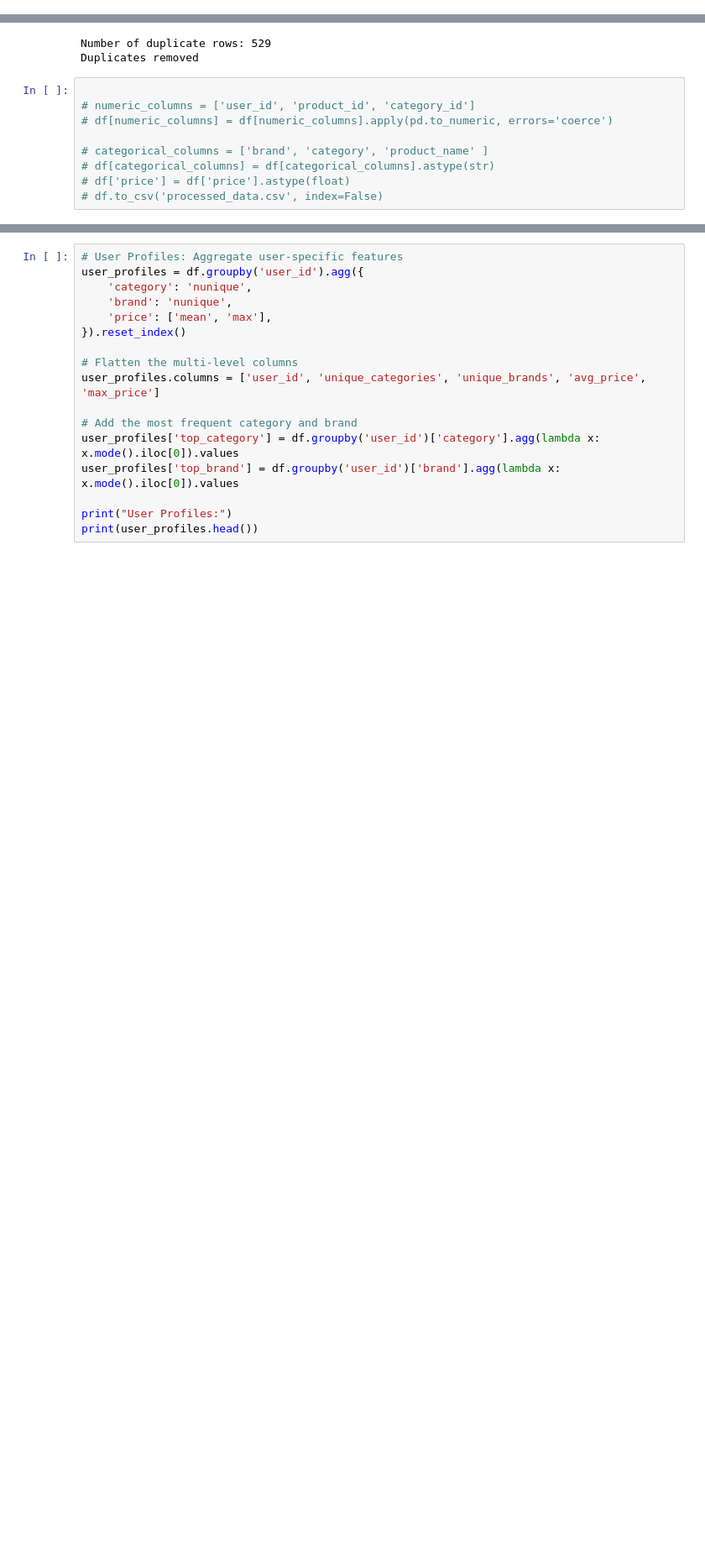
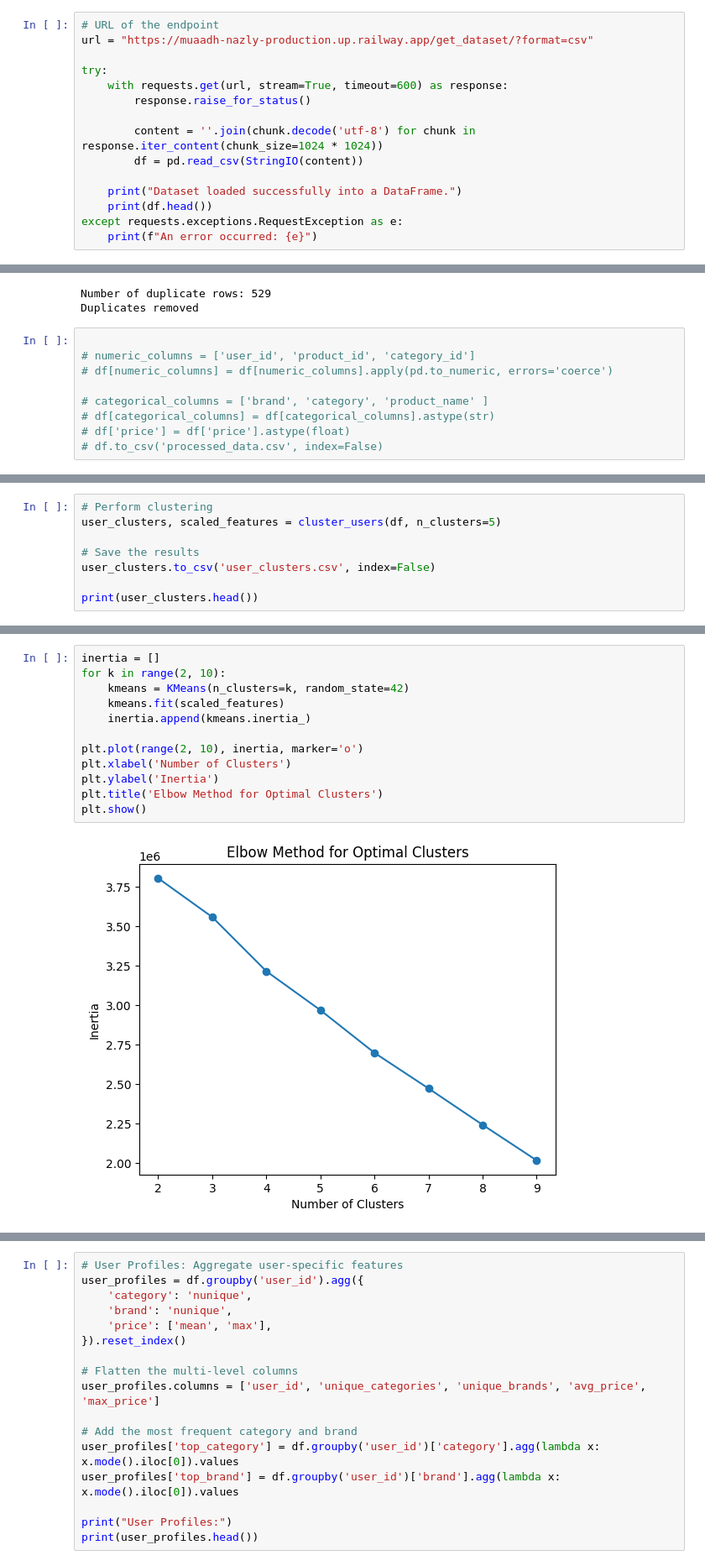
Before and after one commit to Muaadh-Nazly/Muaadh-Nazly, a Jupyter notebook: model.ipynb, the cells around one changed output, grey strips where cells are left out. Shown at 84% size. Drawn from its saved outputs; the diff is of its cells as text; blank space fills up the shorter version.

```diff
--- a/model.ipynb
+++ b/model.ipynb
@@ -39,0 +14,15 @@ else:
+# %%
+# URL of the endpoint
+url = "https://muaadh-nazly-production.up.railway.app/get_dataset/?format=csv"
+
+try:
+    with requests.get(url, stream=True, timeout=600) as response:
+        response.raise_for_status()
+
+        content = ''.join(chunk.decode('utf-8') for chunk in response.iter_content(chunk_size=1024 * 1024))
+        df = pd.read_csv(StringIO(content))
+
+    print("Dataset loaded successfully into a DataFrame.")
+    print(df.head())
+except requests.exceptions.RequestException as e:
+    print(f"An error occurred: {e}")
@@ -114,0 +172,8 @@ Duplicates removed
+# %%
+# Perform clustering
+user_clusters, scaled_features = cluster_users(df, n_clusters=5)
+
+# Save the results
+user_clusters.to_csv('user_clusters.csv', index=False)
+
+print(user_clusters.head())
@@ -114,0 +323,14 @@ Duplicates removed
+# %%
+inertia = []
+for k in range(2, 10):
+    kmeans = KMeans(n_clusters=k, random_state=42)
+    kmeans.fit(scaled_features)
+    inertia.append(kmeans.inertia_)
+
+plt.plot(range(2, 10), inertia, marker='o')
+plt.xlabel('Number of Clusters')
+plt.ylabel('Inertia')
+plt.title('Elbow Method for Optimal Clusters')
+plt.show()
+# %% [output]
+[figure, added]
```
Also changed, not shown: parts of 10 cells of this notebook, 1 other file.
